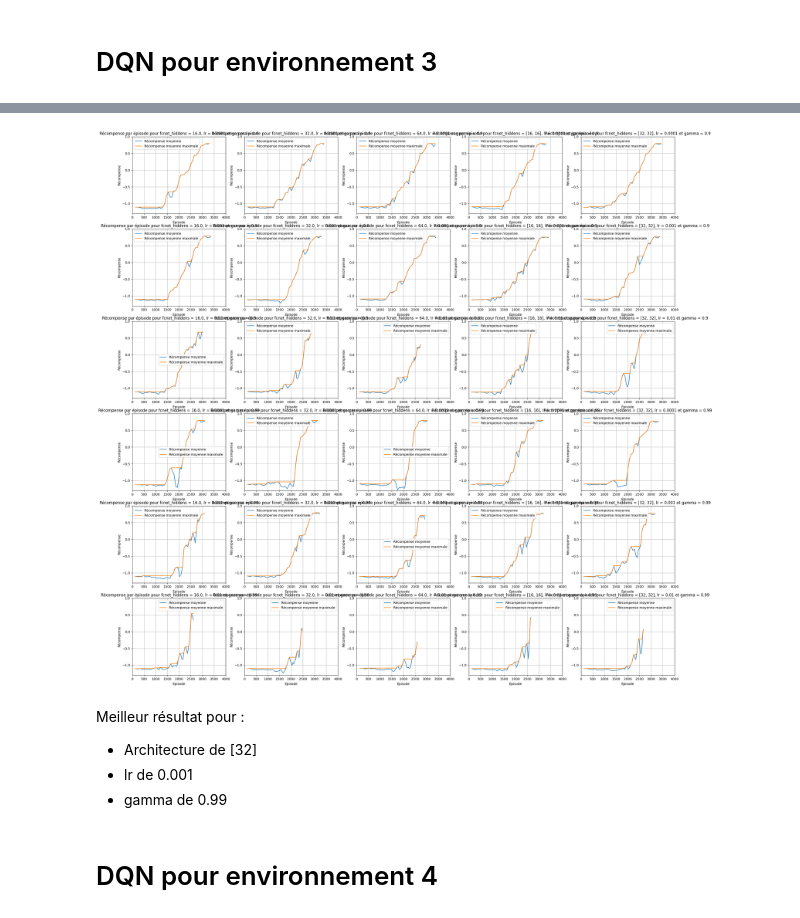
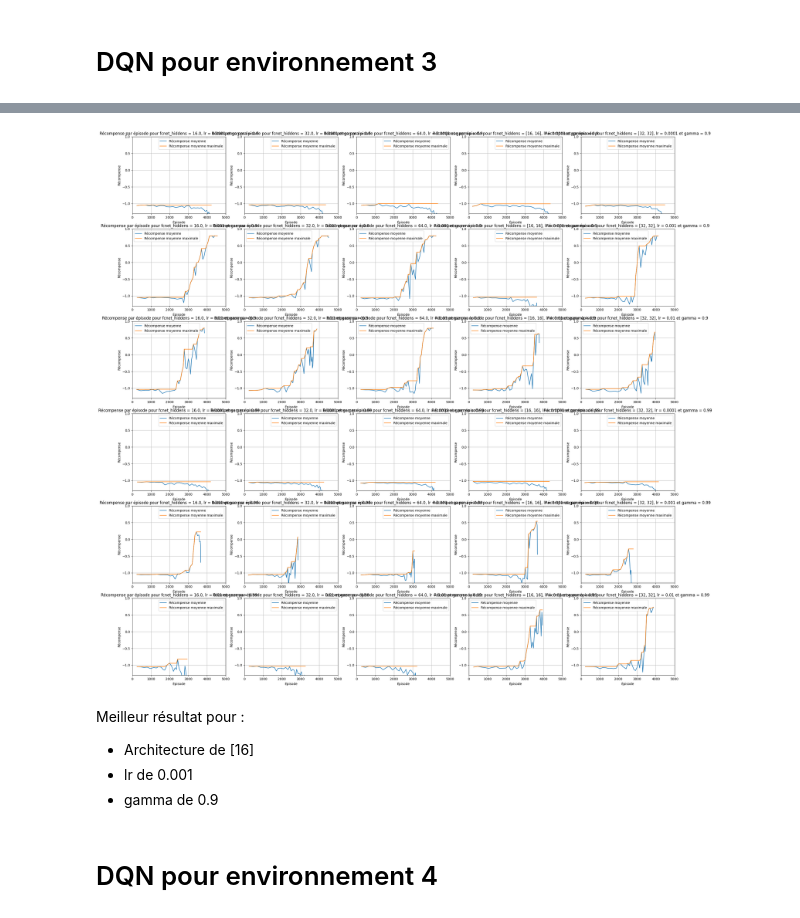
Before and after one commit to Enzo-Claeyssen/jeux_iteres_part1, a Jupyter notebook: labyrinthe_part3.ipynb, the cells around one changed output, grey strips where cells are left out. Drawn from its saved outputs; the diff is of its cells as text; code cells hidden in the pictures.

```diff
--- a/labyrinthe_part3.ipynb
+++ b/labyrinthe_part3.ipynb
@@ -642,6 +613,8 @@ config = (
 
     .env_runners(
         env_to_module_connector=lambda env: FlattenObservations(),
+        num_env_runners=3,
+        num_envs_per_env_runner = 10
     )
 
 
@@ -699,19 +672,19 @@ Trial Status
 # %%
 comparison_plot_3(results,
                   "fcnet_hiddens", [16., 32., 64., [16, 16], [32, 32]],
                   "lr", [0.0001, 0.001, 0.01],
                   "gamma", [0.9, 0.99],
-                  0, 4000,
+                  0, 5000,
                   -1.3, 1
                  )
 # %% [output]
-[figure, old version]
+[figure, new version]
 # %% [markdown]
 Meilleur résultat pour :
 
-- Architecture de [32]
+- Architecture de [16]
 - lr de 0.001
-- gamma de 0.99
+- gamma de 0.9
 # %% [markdown]
 # DQN pour environnement 4
 # %%
```
Also changed, not shown: parts of 12 cells of this notebook.
